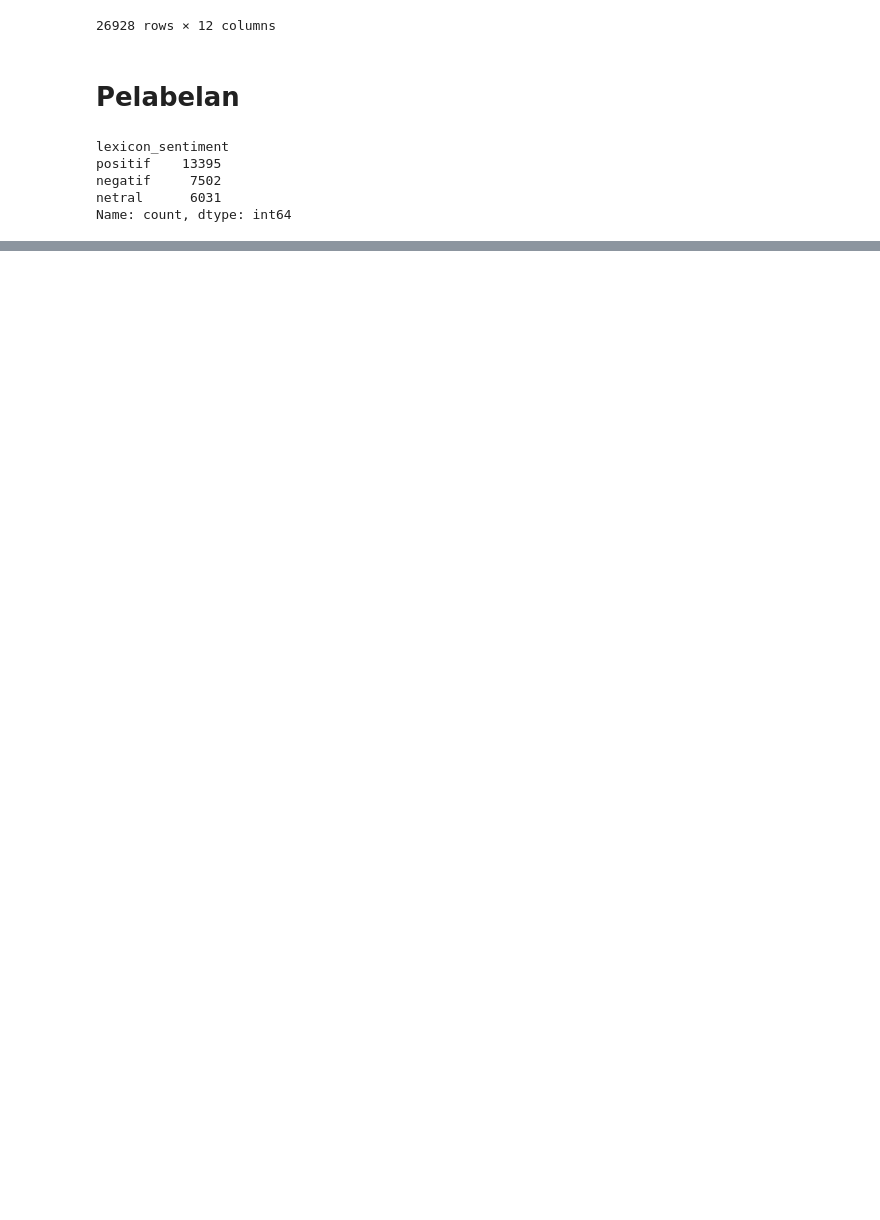
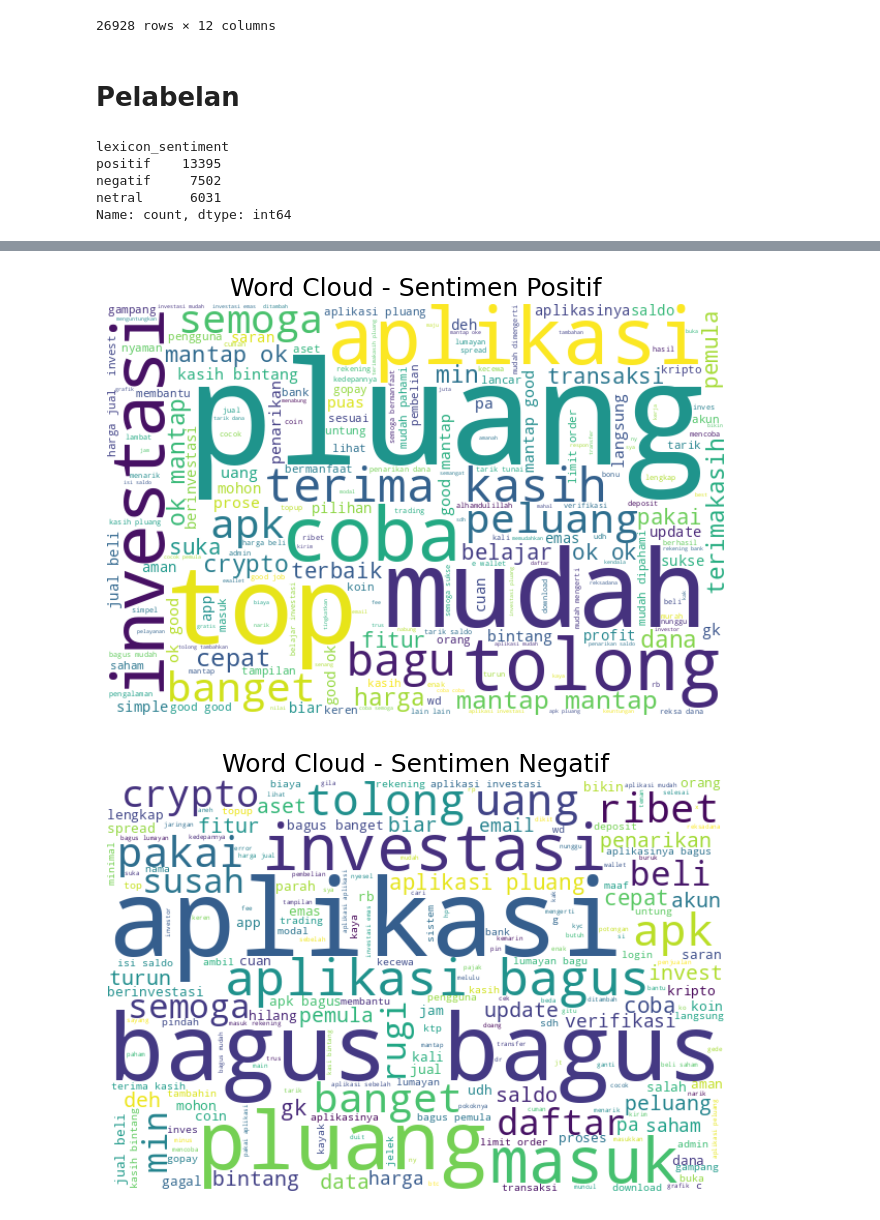
Before and after one commit to MuhDila/Submisssion_Proyek_Analisis_Sentimen, a Jupyter notebook: sentiment_analysis_model.ipynb, the cells around one changed output, grey strips where cells are left out. Saved outputs shown, nothing was run; the diff lists cells and outputs as text; code cells hidden in the pictures; blank space fills up the shorter version.

```diff
--- a/sentiment_analysis_model.ipynb
+++ b/sentiment_analysis_model.ipynb
@@ -229,0 +298,20 @@ Jumlah kata di lexicon_negative: 6607
+# %%
+# Fungsi bantu untuk bikin wordcloud per label
+def generate_wordcloud(label, df, text_col):
+    words = ' '.join([' '.join(row) for row in df[df['lexicon_sentiment'] == label][text_col]])
+
+    wordcloud = WordCloud(width=600, height=400, background_color='white').generate(words)
+
+    plt.figure(figsize=(8, 6))
+    plt.imshow(wordcloud, interpolation='bilinear')
+    plt.axis('off')
+    plt.title(f'Word Cloud - Sentimen {label.capitalize()}', fontsize=18)
+    plt.show()
+
+# Buat wordcloud untuk tiap kategori sentimen
+generate_wordcloud('positif', clean_df, 'text_stopword')
+generate_wordcloud('negatif', clean_df, 'text_stopword')
+generate_wordcloud('netral', clean_df, 'text_stopword')
+# %% [output]
+[figure, added]
+[figure, added]
```
Also changed, not shown: parts of 9 cells of this notebook.
